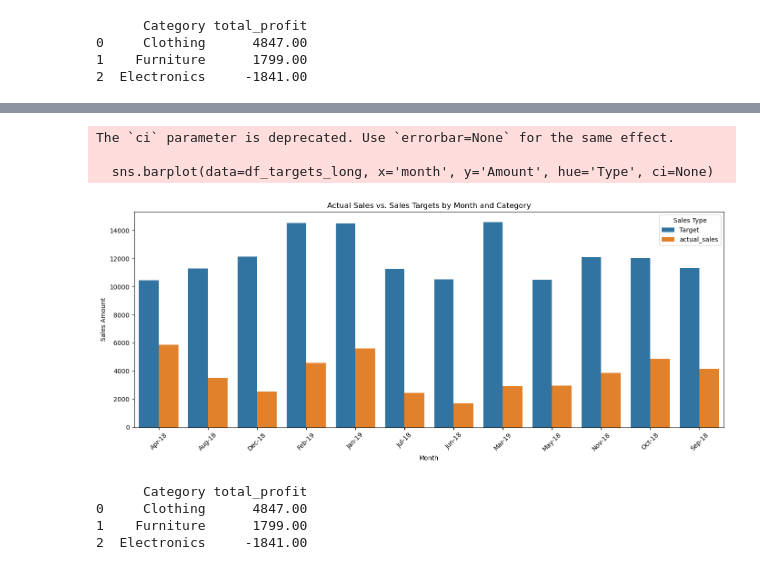
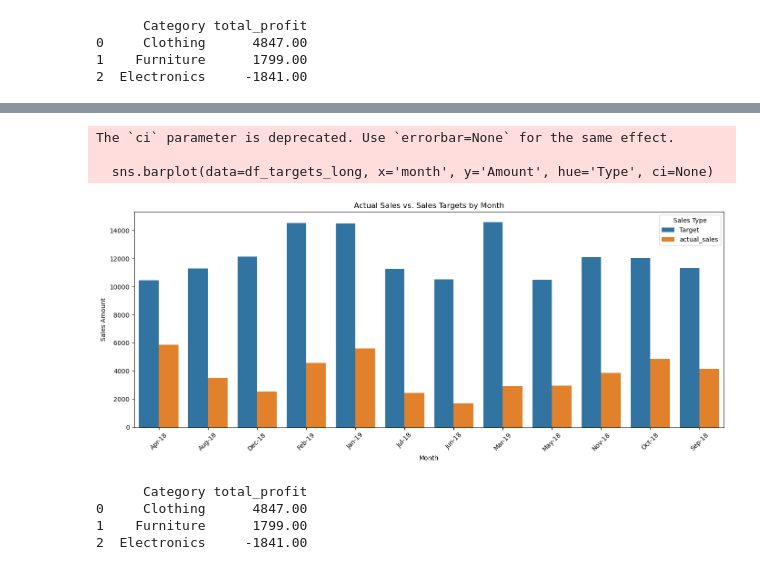
Before and after one commit to pramodkumarpodila-source/E-Commerce-Data-Analysis-PostgreSQL-psycopg2-and-JupyterLab, a Jupyter notebook: analysis.ipynb, the cells around one changed output, grey strips where cells are left out. Drawn from its saved outputs; the diff is of its cells as text; code cells hidden in the pictures.

```diff
--- a/analysis.ipynb
+++ b/analysis.ipynb
@@ -345,35 +356,35 @@ import seaborn as sns
 import matplotlib.pyplot as plt
 
 # We'll use the DataFrame from your target achievement analysis
 # df_target_achievement with columns: 'month', 'Category', 'Target', 'actual_sales', ...
 
 # Create separate DataFrames for 'Target' and 'actual_sales'
 df_target = df_target_achievement[['month', 'Category', 'Target']].copy()
 df_target['Type'] = 'Target'
 df_target = df_target.rename(columns={'Target': 'Amount'})
 
 df_actual = df_target_achievement[['month', 'Category', 'actual_sales']].copy()
 df_actual['Type'] = 'actual_sales'
 df_actual = df_actual.rename(columns={'actual_sales': 'Amount'})
 
 # Stack them together
 df_targets_long = pd.concat([df_target, df_actual], ignore_index=True)
 
 plt.figure(figsize=(14, 6))
 sns.barplot(data=df_targets_long, x='month', y='Amount', hue='Type', ci=None)
 
 plt.xticks(rotation=45)
-plt.title('Actual Sales vs. Sales Targets by Month and Category')
+plt.title('Actual Sales vs. Sales Targets by Month')
 plt.ylabel('Sales Amount')
 plt.xlabel('Month')
 plt.legend(title='Sales Type')
 plt.tight_layout()
 plt.show()
 # %% [output]
 The `ci` parameter is deprecated. Use `errorbar=None` for the same effect.
 
   sns.barplot(data=df_targets_long, x='month', y='Amount', hue='Type', ci=None)
-[figure, old version]
+[figure, new version]
 # %%
 # This code calculates total profit for each category from your order details.
 # It loads the results into a DataFrame named df_profit_by_category for viewing
```
Also changed, not shown: parts of 4 cells of this notebook.
